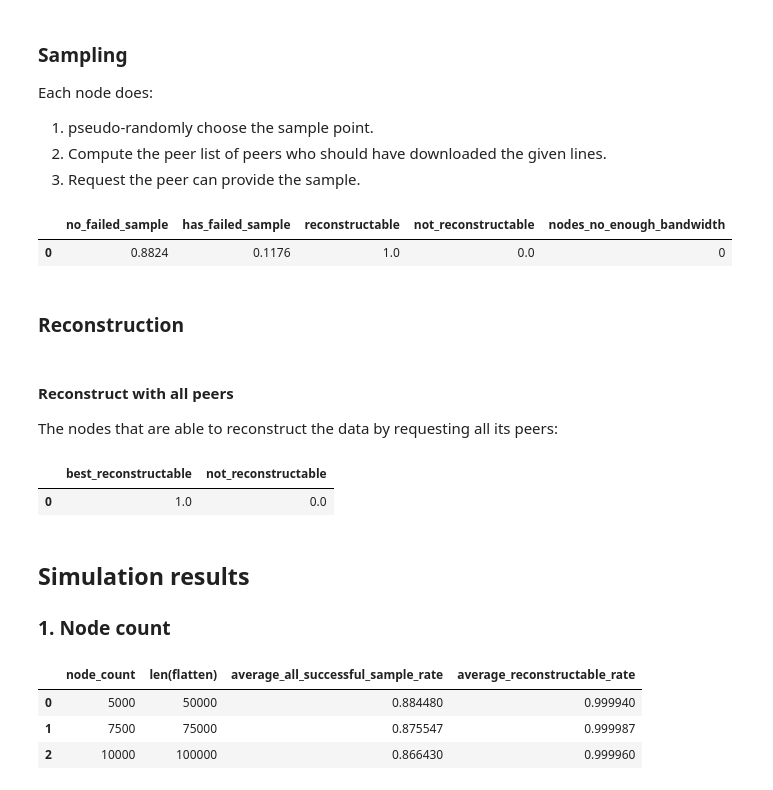
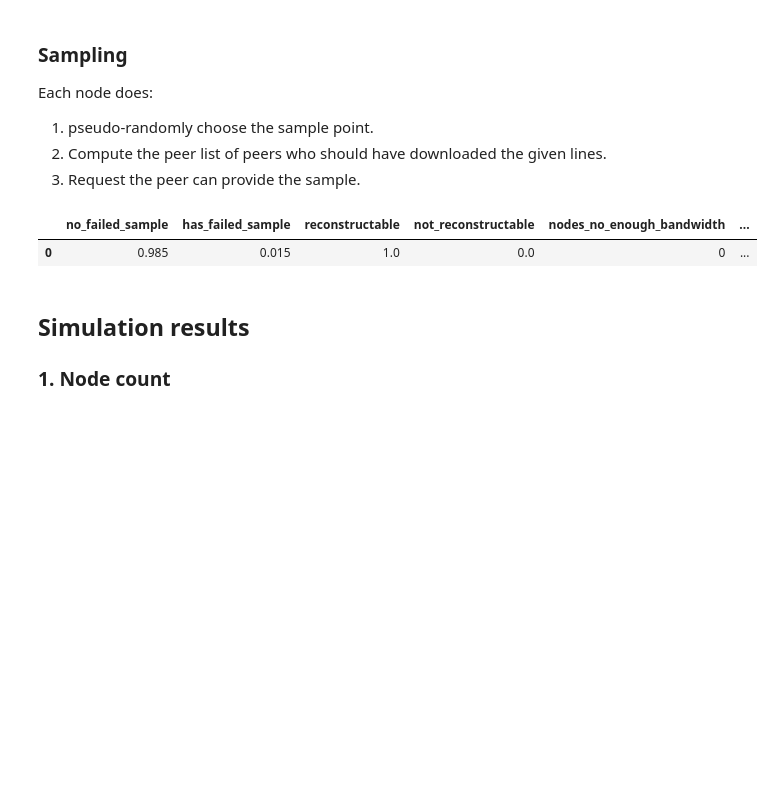
Before and after one commit to hwwhww/peerdas, a Jupyter notebook: sim.ipynb, the cells around one changed output. Drawn from its saved outputs; the diff is of its cells as text; code cells hidden in the pictures; blank space fills up the shorter version.

```diff
--- a/sim.ipynb
+++ b/sim.ipynb
@@ -117,12 +117,14 @@ class LineType(enum.Enum):
 class Node:
     id: int
     peers: set[int] = set()
+    peer_scores: dict[int, float] = {}
     custody_rows: set[int] = []
     custody_cols: set[int] = []
     is_honest: bool = True
     is_supernode: bool = False
     target_peers: int = 0
     capacity: float = 0
+    sample_attempt_counter: int = 0
 
     def __init__(self, config: Config, id: int) -> None:
         self.id = id
@@ -230,9 +232,12 @@ def set_peers(nodes: Sequence[Node]) -> None:
             if need_peer_count > 0:
                 new_peers = rng.sample(list(selectable_peers), k=min(need_peer_count, len(selectable_peers)))
             n.peers = n.peers.union(new_peers)
+            for new_peer_id in new_peers:
+                nodes[n.id].peer_scores[new_peer_id] = 100
             for peer_id in new_peers:
                 # NOTE: DO NOT USE nodes[peer_id].peers.add(n.id)  <-- side effect!
                 nodes[peer_id].peers = nodes[peer_id].peers.union(set([n.id]))
+                nodes[peer_id].peer_scores[n.id] = 100
 
 
 def get_nodes(config: Config, epoch: int, node_count: int, custody_row_log: dict[set[int]], custody_col_log: dict[set[int]]) -> Sequence[Node]:
@@ -428,23 +475,18 @@ sample_results, reconstructions = sample(config_demo, all_nodes_demo,
 # %%
 
 import pandas as pd
 
 stats = [{
     "no_failed_sample": sum(sample_results) / len(sample_results),
     "has_failed_sample": 1 - sum(sample_results) / len(sample_results),
     "reconstructable": sum(reconstructions) / len(reconstructions),
     "not_reconstructable": 1 - sum(reconstructions) / len(reconstructions),
     "nodes_no_enough_bandwidth": len([n for n in all_nodes_demo if n.capacity < 0]),
+    "average_sample_attempt_counts": sum(sample_attempt_counts) / len(sample_attempt_counts),
 }]
 
 stats = pd.DataFrame(stats)
 stats
 # %% [output]
-|  | no_failed_sample | has_failed_sample | reconstructable | not_reconstructable | nodes_no_enough_bandwidth |
-| 0 | 0.8824 | 0.1176 | 1.0 | 0.0 | 0 |
+|  | no_failed_sample | has_failed_sample | reconstructable | not_reconstructable | nodes_no_enough_bandwidth | ... |
+| 0 | 0.985 | 0.015 | 1.0 | 0.0 | 0 | ... |
-# %% [markdown]
-### Reconstruction
-# %% [markdown]
-#### Reconstruct with all peers
-
-The nodes that are able to reconstruct the data by requesting all its peers:
@@ -478,15 +493,3 @@ best_reconstructions = reconstruct(config_demo, all_nodes_demo)
-# %%
-import pandas as pd
-
-stats = [{
-    "best_reconstructable": sum(best_reconstructions) / len(best_reconstructions),
-    "not_reconstructable": 1 - sum(best_reconstructions) / len(best_reconstructions),
-}]
-stats = pd.DataFrame(stats)
-stats
-# %% [output]
-|  | best_reconstructable | not_reconstructable |
-| 0 | 1.0 | 0.0 |
 # %% [markdown]
 ## Simulation results
 
@@ -513,24 +521,0 @@ for node_count in node_counts:
-# %%
-node_counts_stats_sample_results, node_counts_stats_reconstructions = ([] for _ in range(2))
-
-for node_count, sample_results_per_node_count in all_sample_results.items():
-    reconstructions = all_reconstructions[node_count]
-    flatten_success = [x for y in sample_results_per_node_count for x in y ]
-    flatten_reconstructions = [x for y in reconstructions for x in y ]
-    average_success_rate = sum(flatten_success) / len(flatten_success)
-    average_reconstructable_rate = sum(flatten_reconstructions) / len(flatten_reconstructions)
-    node_counts_stats_sample_results.append({
-        "node_count": node_count,
-        "len(flatten)": len(flatten_success),
-        "average_all_successful_sample_rate": average_success_rate,
-        "average_reconstructable_rate": average_reconstructable_rate,
-    })
-
-node_counts_results = pd.DataFrame(node_counts_stats_sample_results)
-
-node_counts_results
-# %% [output]
-|  | node_count | len(flatten) | average_all_successful_sample_rate | average_reconstructable_rate |
-| 0 | 5000 | 50000 | 0.884480 | 0.999940 |
-| 1 | 7500 | 75000 | 0.875547 | 0.999987 |
-| 2 | 10000 | 100000 | 0.866430 | 0.999960 |
```
Also changed, not shown: parts of 14 cells of this notebook.
